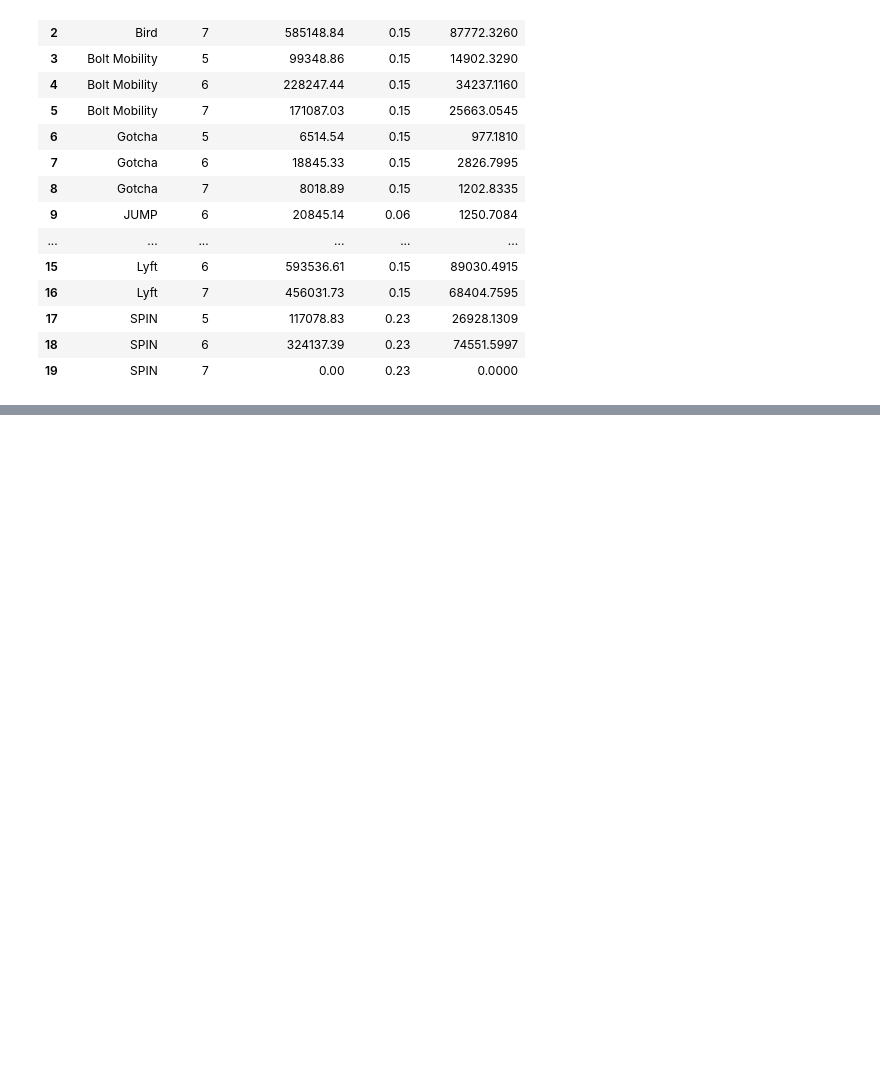
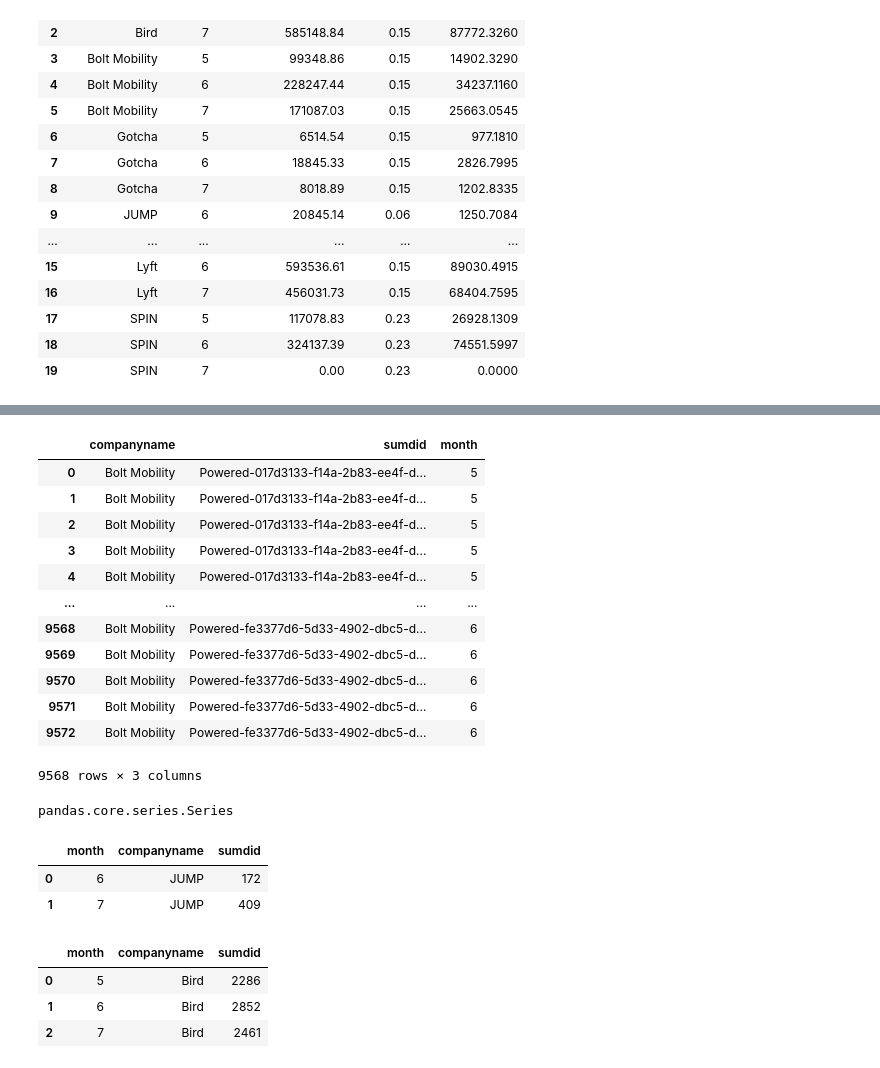
Before and after one commit to NSS-Full-Time-Data-Analytics-11/nashville-scooters-jazzy, a Jupyter notebook: notebooks/prices_trips.ipynb, the cells around one changed output, grey strips where cells are left out. Drawn from its saved outputs; the diff is of its cells as text; code cells hidden in the pictures; blank space fills up the shorter version.

```diff
--- a/notebooks/prices_trips.ipynb
+++ b/notebooks/prices_trips.ipynb
@@ -366,0 +441,17 @@ tripscost_grouped_month
+# %%
+scootcount_bolt = tripscost_scootcount.loc[tripscost_scootcount.companyname == 'Bolt Mobility']
+scootcount_bolt
+# %% [output]
+|  | companyname | sumdid | month |
+| 0 | Bolt Mobility | Powered-017d3133-f14a-2b83-ee4f-d... | 5 |
+| 1 | Bolt Mobility | Powered-017d3133-f14a-2b83-ee4f-d... | 5 |
+| 2 | Bolt Mobility | Powered-017d3133-f14a-2b83-ee4f-d... | 5 |
+| 3 | Bolt Mobility | Powered-017d3133-f14a-2b83-ee4f-d... | 5 |
+| 4 | Bolt Mobility | Powered-017d3133-f14a-2b83-ee4f-d... | 5 |
+| ... | ... | ... | ... |
+| 9568 | Bolt Mobility | Powered-fe3377d6-5d33-4902-dbc5-d... | 6 |
+| 9569 | Bolt Mobility | Powered-fe3377d6-5d33-4902-dbc5-d... | 6 |
+| 9570 | Bolt Mobility | Powered-fe3377d6-5d33-4902-dbc5-d... | 6 |
+| 9571 | Bolt Mobility | Powered-fe3377d6-5d33-4902-dbc5-d... | 6 |
+| 9572 | Bolt Mobility | Powered-fe3377d6-5d33-4902-dbc5-d... | 6 |
+9568 rows × 3 columns
@@ -366,0 +472,4 @@ tripscost_grouped_month
+# %%
+type(test)
+# %% [output]
+pandas.core.series.Series
@@ -366,0 +483,25 @@ tripscost_grouped_month
+# %%
+scootcount_jump = (scootcount_jump.groupby(['month', 'companyname'])
+['sumdid']
+ .nunique()
+ .reset_index()
+)
+
+scootcount_jump
+# %% [output]
+|  | month | companyname | sumdid |
+| 0 | 6 | JUMP | 172 |
+| 1 | 7 | JUMP | 409 |
+# %%
+scootcount_bird = (scootcount_bird.groupby(['month', 'companyname'])
+['sumdid']
+ .nunique()
+ .reset_index()
+)
+
+scootcount_bird
+# %% [output]
+|  | month | companyname | sumdid |
+| 0 | 5 | Bird | 2286 |
+| 1 | 6 | Bird | 2852 |
+| 2 | 7 | Bird | 2461 |
```
Also changed, not shown: parts of 26 cells of this notebook, 2 other files.
